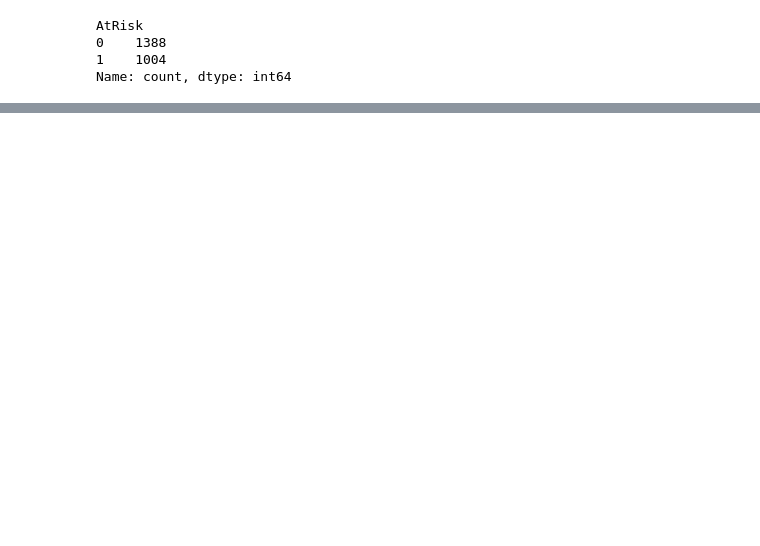
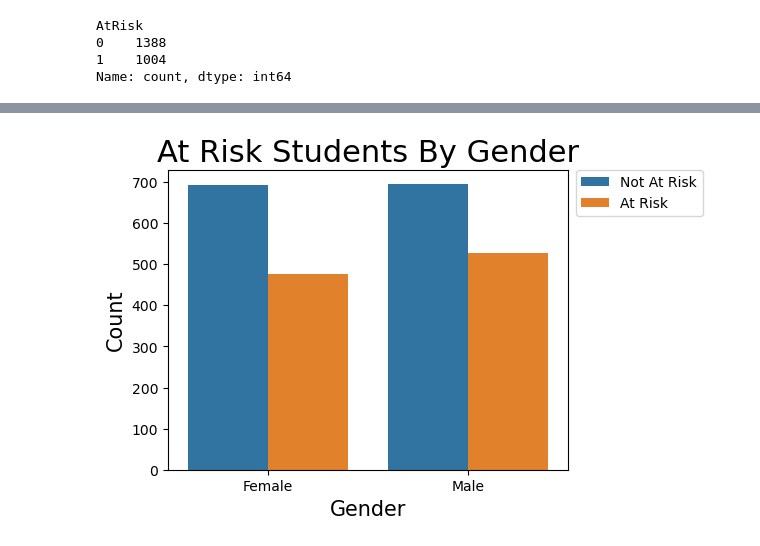
Before and after one commit to kmattingly8/ANA500.v2, a Jupyter notebook: ANA500 Project.ipynb, the cells around one changed output, grey strips where cells are left out. Saved outputs shown, nothing was run; the diff lists cells and outputs as text; code cells hidden in the pictures; blank space fills up the shorter version.

```diff
--- a/ANA500 Project.ipynb
+++ b/ANA500 Project.ipynb
@@ -322,0 +403,13 @@ df.head()
+# %%
+# Gender vs. AtRisk
+gender = ['Female', 'Male']
+fig = plt.figure(figsize=(4,3))
+ax = fig.add_axes([0,0,1,1])
+sns.countplot(data = df, x = 'Gender', hue = 'AtRisk')
+plt.legend(['Not At Risk', 'At Risk'], bbox_to_anchor=(1.02, 1), loc='upper left', borderaxespad=0)
+plt.title('At Risk Students By Gender', fontsize=22)
+ax.set_xlabel("Gender", fontsize=15)
+ax.set_ylabel("Count", fontsize=15)
+ax.set_xticklabels(gender);
+# %% [output]
+[figure, added]
```
Also changed, not shown: parts of 24 cells of this notebook.
